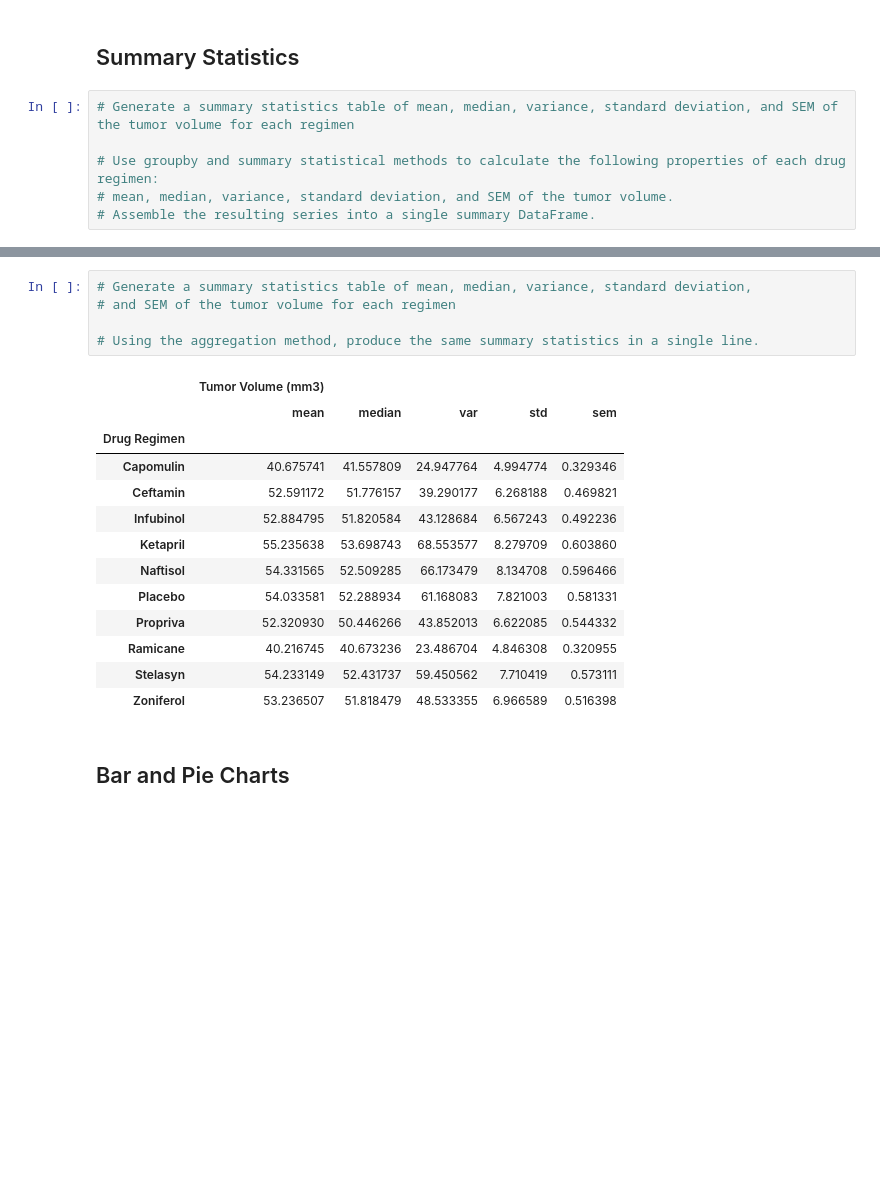
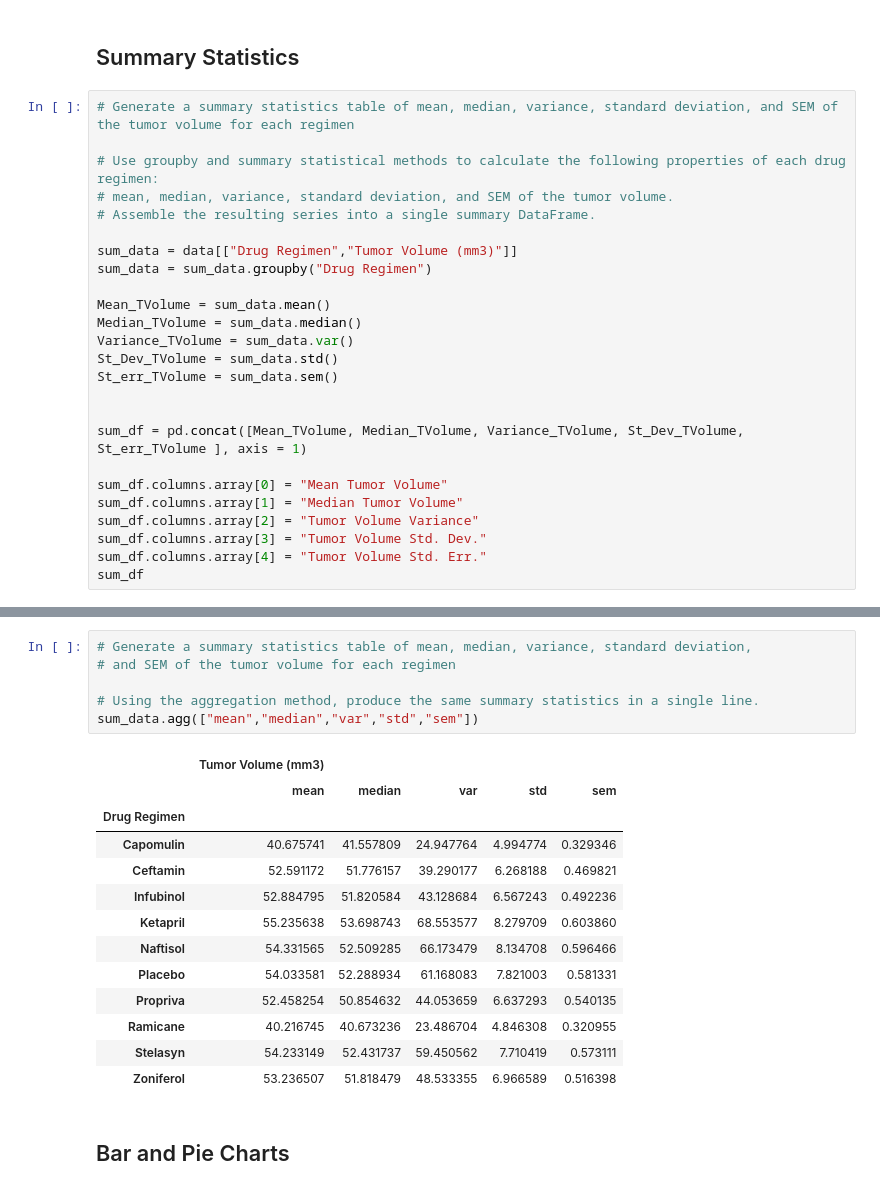
Before and after one commit to lcardsvr/Module---5-Challenge, a Jupyter notebook: Pymaceuticals/pymaceuticals_starter.ipynb, the cells around one changed output, grey strips where cells are left out. Cells and saved outputs as stored; diff of their text form; blank space fills up the shorter version.

```diff
--- a/Pymaceuticals/pymaceuticals_starter.ipynb
+++ b/Pymaceuticals/pymaceuticals_starter.ipynb
@@ -105,6 +126,25 @@ print(f"\n{num_mice} is the total number of mice")
 # Use groupby and summary statistical methods to calculate the following properties of each drug regimen:
 # mean, median, variance, standard deviation, and SEM of the tumor volume.
 # Assemble the resulting series into a single summary DataFrame.
+
+sum_data = data[["Drug Regimen","Tumor Volume (mm3)"]]
+sum_data = sum_data.groupby("Drug Regimen")
+
+Mean_TVolume = sum_data.mean()
+Median_TVolume = sum_data.median()
+Variance_TVolume = sum_data.var()
+St_Dev_TVolume = sum_data.std()
+St_err_TVolume = sum_data.sem()
+
+
+sum_df = pd.concat([Mean_TVolume, Median_TVolume, Variance_TVolume, St_Dev_TVolume, St_err_TVolume ], axis = 1)
+
+sum_df.columns.array[0] = "Mean Tumor Volume"
+sum_df.columns.array[1] = "Median Tumor Volume"
+sum_df.columns.array[2] = "Tumor Volume Variance"
+sum_df.columns.array[3] = "Tumor Volume Std. Dev."
+sum_df.columns.array[4] = "Tumor Volume Std. Err."
+sum_df
 # %% [output]
 |  | Mean Tumor Volume | Median Tumor Volume | Tumor Volume Variance | Tumor Volume Std. Dev. | ... |
 | Drug Regimen |  |  |  |  | ... |
@@ -121,19 +161,20 @@ print(f"\n{num_mice} is the total number of mice")
 # %%
 # Generate a summary statistics table of mean, median, variance, standard deviation,
 # and SEM of the tumor volume for each regimen
 
 # Using the aggregation method, produce the same summary statistics in a single line.
+sum_data.agg(["mean","median","var","std","sem"])
 # %% [output]
 |  | Tumor Volume (mm3) |  |  |  |  |
 |  | mean | median | var | std | sem |
 | Drug Regimen |  |  |  |  |  |
 | Capomulin | 40.675741 | 41.557809 | 24.947764 | 4.994774 | 0.329346 |
 | Ceftamin | 52.591172 | 51.776157 | 39.290177 | 6.268188 | 0.469821 |
 | Infubinol | 52.884795 | 51.820584 | 43.128684 | 6.567243 | 0.492236 |
 | Ketapril | 55.235638 | 53.698743 | 68.553577 | 8.279709 | 0.603860 |
 | Naftisol | 54.331565 | 52.509285 | 66.173479 | 8.134708 | 0.596466 |
 | Placebo | 54.033581 | 52.288934 | 61.168083 | 7.821003 | 0.581331 |
-| Propriva | 52.320930 | 50.446266 | 43.852013 | 6.622085 | 0.544332 |
+| Propriva | 52.458254 | 50.854632 | 44.053659 | 6.637293 | 0.540135 |
 | Ramicane | 40.216745 | 40.673236 | 23.486704 | 4.846308 | 0.320955 |
 | Stelasyn | 54.233149 | 52.431737 | 59.450562 | 7.710419 | 0.573111 |
 | Zoniferol | 53.236507 | 51.818479 | 48.533355 | 6.966589 | 0.516398 |
```
Also changed, not shown: parts of 2 cells of this notebook.
